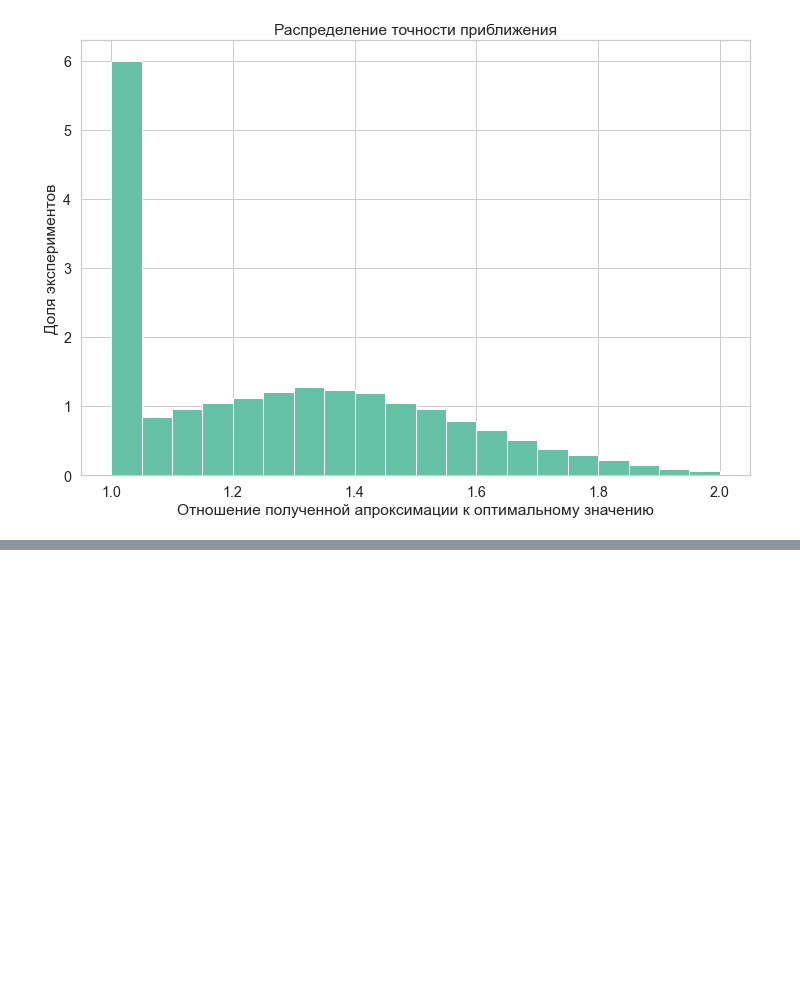
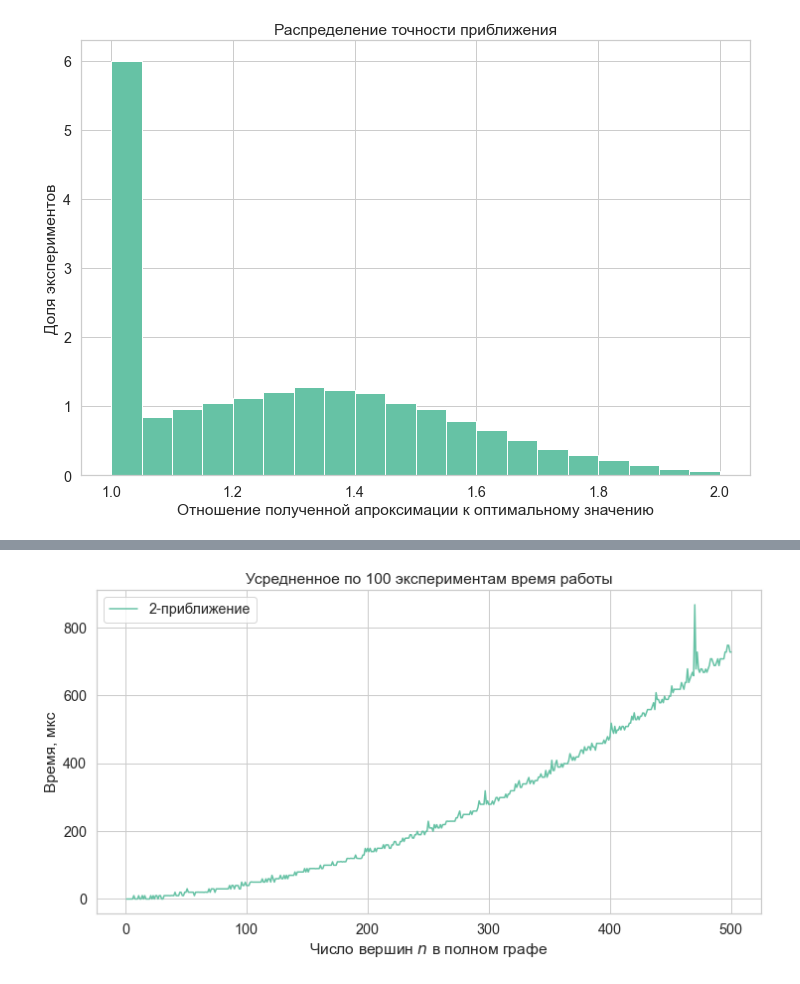
Before and after one commit to bumchik2/VertexCover, a Jupyter notebook: make_plots.ipynb, the cells around one changed output, grey strips where cells are left out. Saved outputs shown, nothing was run; the diff lists cells and outputs as text; code cells hidden in the pictures; blank space fills up the shorter version.

```diff
--- a/make_plots.ipynb
+++ b/make_plots.ipynb
@@ -30,0 +57,18 @@ make_hist_plot('results/diffs.txt', 'plots/diffs.png', 'Отношение по
+# %%
+time_data2 = read_data('results/approx_times.txt')
+time_data2 = np.array([[float(x) for x in s.split()] for s in time_data2])
+# %%
+experiments_number = 100
+
+fig = plt.figure(figsize=(12, 6))
+
+time_approx = time_data2[time_data2[:,0] == 0]
+plt.plot(time_approx[:, 1], time_approx[:, 2], label='2-приближение')
+
+plt.title(f'Усредненное по {experiments_number} экспериментам время работы')
+plt.xlabel('Число вершин $n$ в полном графе')
+plt.ylabel('Время, мкс')
+plt.legend()
+fig.savefig('plots/approx_times.png')
+# %% [output]
+[figure, added]
```
Also changed, not shown: parts of 4 cells of this notebook, 11 other files.
